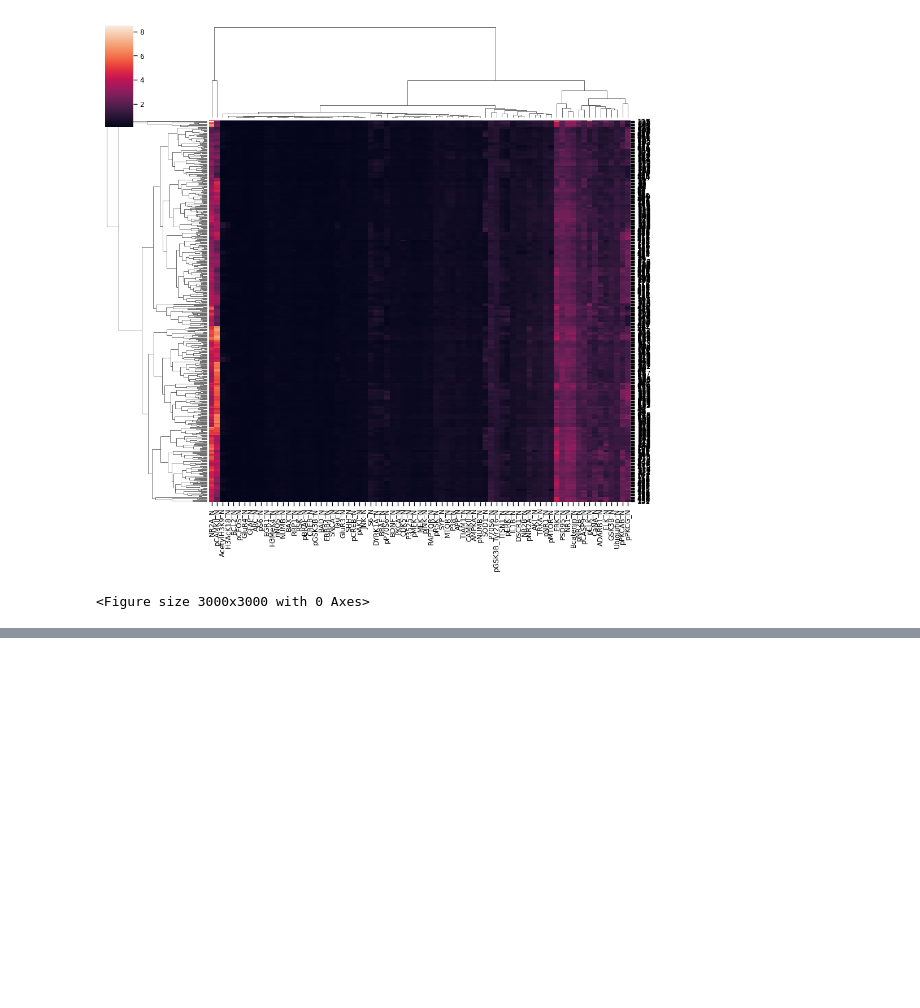
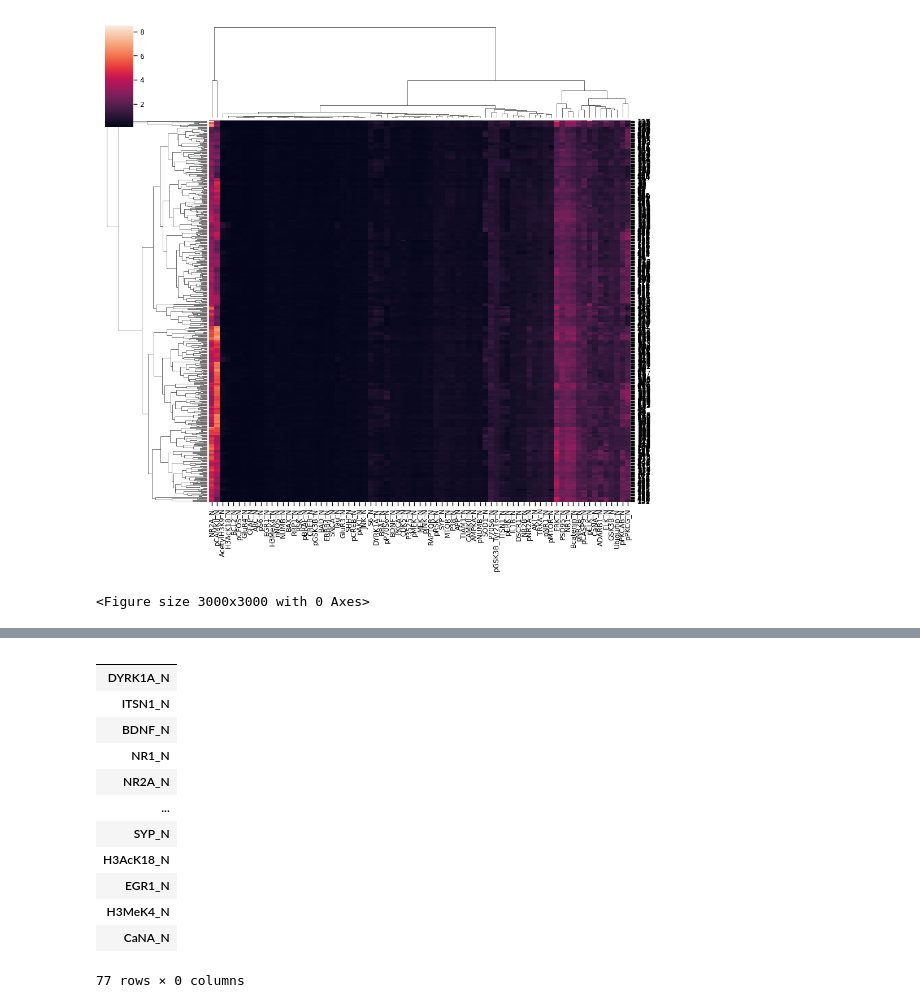
Before and after one commit to Neermita18/SystemsBiology, a Jupyter notebook: Mice_protein_expression.ipynb, the cells around one changed output, grey strips where cells are left out. Drawn from its saved outputs; the diff is of its cells as text; code cells hidden in the pictures; blank space fills up the shorter version.

```diff
--- a/Mice_protein_expression.ipynb
+++ b/Mice_protein_expression.ipynb
@@ -186,0 +390,16 @@ plt.show()
+# %%
+adata.var
+# %% [output]
+|  |
+| DYRK1A_N |
+| ITSN1_N |
+| BDNF_N |
+| NR1_N |
+| NR2A_N |
+| ... |
+| SYP_N |
+| H3AcK18_N |
+| EGR1_N |
+| H3MeK4_N |
+| CaNA_N |
+77 rows × 0 columns
```
Also changed, not shown: parts of 27 cells of this notebook.
